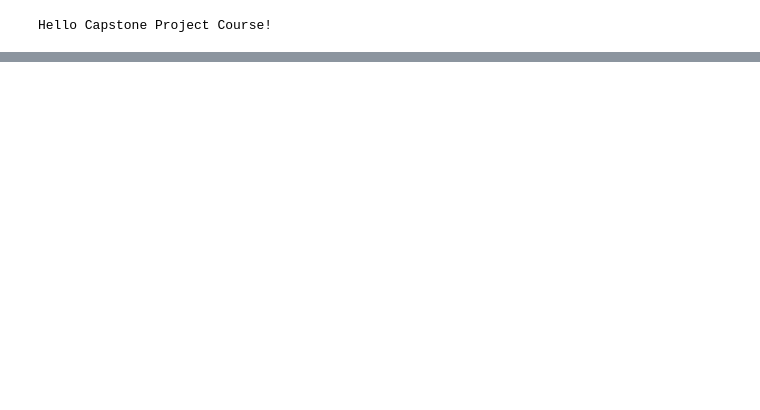
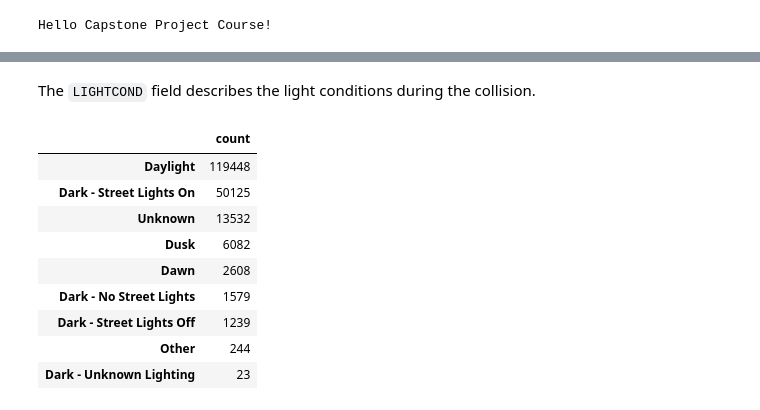
Before and after one commit to sudiptog81/ibm-data-science, a Jupyter notebook: Applied Data Science Capstone/CapstoneProject.ipynb, the cells around one changed output, grey strips where cells are left out. Saved outputs shown, nothing was run; the diff lists cells and outputs as text; code cells hidden in the pictures; blank space fills up the shorter version.

```diff
--- a/Applied Data Science Capstone/CapstoneProject.ipynb
+++ b/Applied Data Science Capstone/CapstoneProject.ipynb
@@ -66,0 +120,15 @@ data['ROADCOND'].isna().sum()
+# %% [markdown]
+The `LIGHTCOND` field describes the light conditions during the collision.
+# %%
+data['LIGHTCOND'].value_counts().to_frame('count')
+# %% [output]
+|  | count |
+| Daylight | 119448 |
+| Dark - Street Lights On | 50125 |
+| Unknown | 13532 |
+| Dusk | 6082 |
+| Dawn | 2608 |
+| Dark - No Street Lights | 1579 |
+| Dark - Street Lights Off | 1239 |
+| Other | 244 |
+| Dark - Unknown Lighting | 23 |
```
Also changed, not shown: parts of 28 cells of this notebook.
